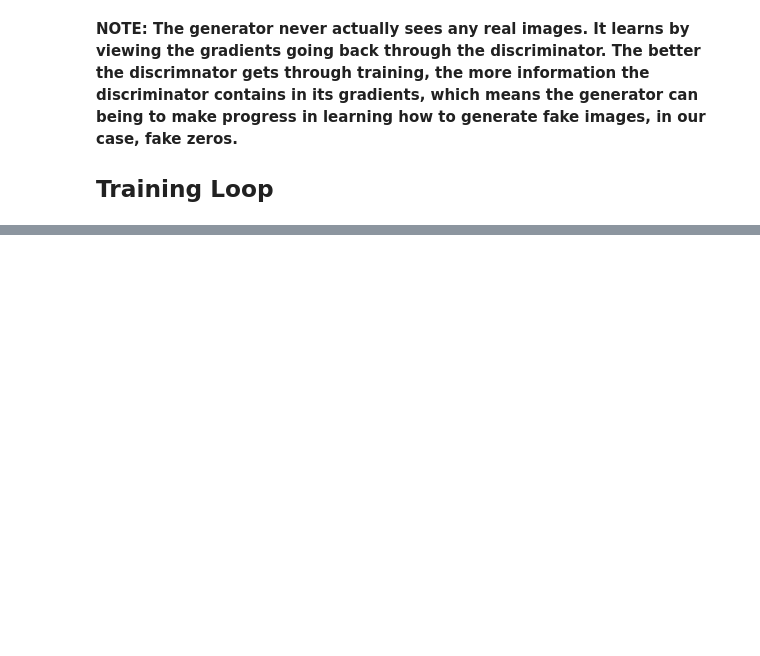
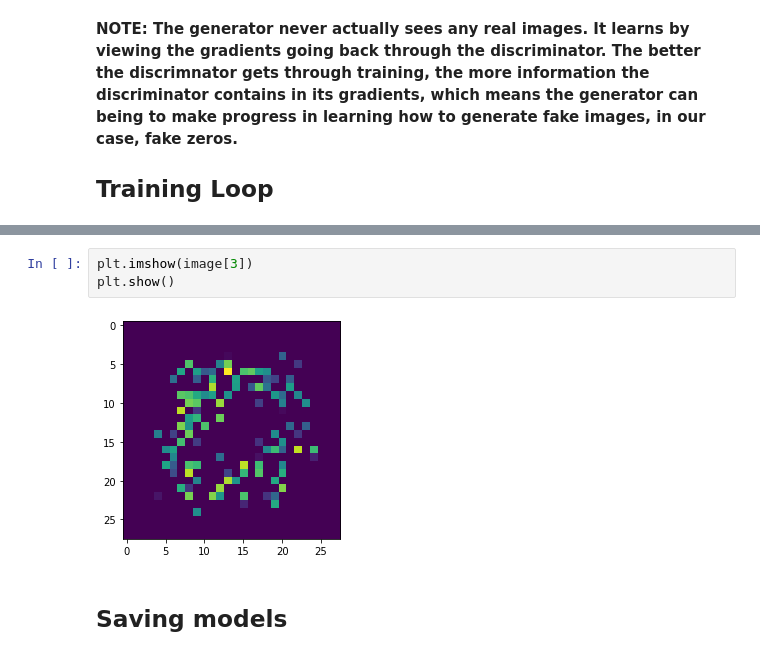
Before and after one commit to jordanfalcao/tensorflow2-deeplearning, a Jupyter notebook: 09-GANs/01_Generative_Adversarial_Networks.ipynb, the cells around one changed output, grey strips where cells are left out. Drawn from its saved outputs; the diff is of its cells as text; blank space fills up the shorter version.

```diff
--- a/09-GANs/01_Generative_Adversarial_Networks.ipynb
+++ b/09-GANs/01_Generative_Adversarial_Networks.ipynb
@@ -182,0 +248,7 @@ for epoch in range(epochs):
+# %%
+plt.imshow(image[3])
+plt.show()
+# %% [output]
+[figure, added]
+# %% [markdown]
+## Saving models
```
Also changed, not shown: parts of 14 cells of this notebook, 1 other file.
